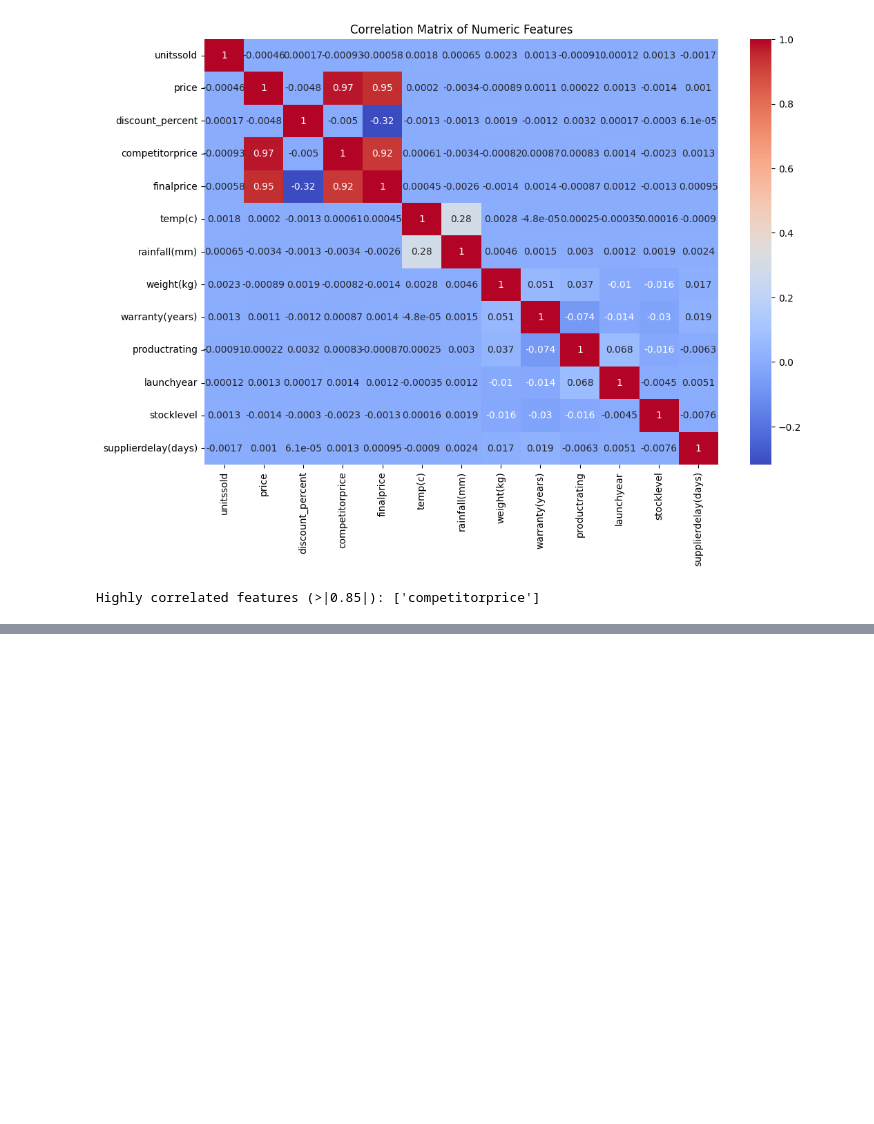
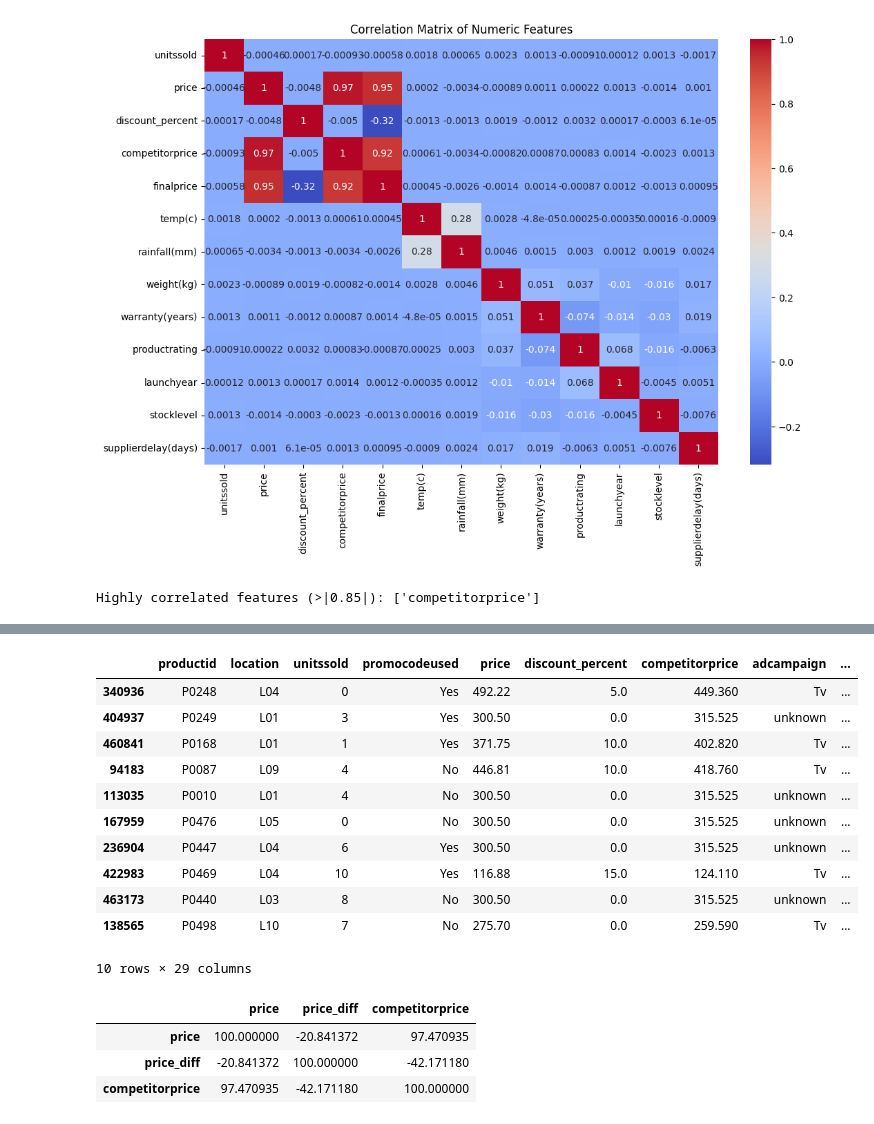
Before and after one commit to sachinn854/Product-Demand-Forecasting, a Jupyter notebook: 7_Feature Selection/feature.ipynb, the cells around one changed output, grey strips where cells are left out. Drawn from its saved outputs; the diff is of its cells as text; code cells hidden in the pictures; blank space fills up the shorter version.

```diff
--- a/7_Feature Selection/feature.ipynb
+++ b/7_Feature Selection/feature.ipynb
@@ -50,0 +114,24 @@ Highly correlated features (>|0.85|): ['competitorprice']
+# %%
+df.drop('date', axis=1, inplace=True)
+# %%
+df.sample(10)
+# %% [output]
+|  | productid | location | unitssold | promocodeused | price | discount_percent | competitorprice | adcampaign | ... |
+| 340936 | P0248 | L04 | 0 | Yes | 492.22 | 5.0 | 449.360 | Tv | ... |
+| 404937 | P0249 | L01 | 3 | Yes | 300.50 | 0.0 | 315.525 | unknown | ... |
+| 460841 | P0168 | L01 | 1 | Yes | 371.75 | 10.0 | 402.820 | Tv | ... |
+| 94183 | P0087 | L09 | 4 | No | 446.81 | 10.0 | 418.760 | Tv | ... |
+| 113035 | P0010 | L01 | 4 | No | 300.50 | 0.0 | 315.525 | unknown | ... |
+| 167959 | P0476 | L05 | 0 | No | 300.50 | 0.0 | 315.525 | unknown | ... |
+| 236904 | P0447 | L04 | 6 | Yes | 300.50 | 0.0 | 315.525 | unknown | ... |
+| 422983 | P0469 | L04 | 10 | Yes | 116.88 | 15.0 | 124.110 | Tv | ... |
+| 463173 | P0440 | L03 | 8 | No | 300.50 | 0.0 | 315.525 | unknown | ... |
+| 138565 | P0498 | L10 | 7 | No | 275.70 | 0.0 | 259.590 | Tv | ... |
+10 rows × 29 columns
+# %%
+df[['price', 'price_diff', 'competitorprice']].corr()*100
+# %% [output]
+|  | price | price_diff | competitorprice |
+| price | 100.000000 | -20.841372 | 97.470935 |
+| price_diff | -20.841372 | 100.000000 | -42.171180 |
+| competitorprice | 97.470935 | -42.171180 | 100.000000 |
```
Also changed, not shown: parts of 11 cells of this notebook.
